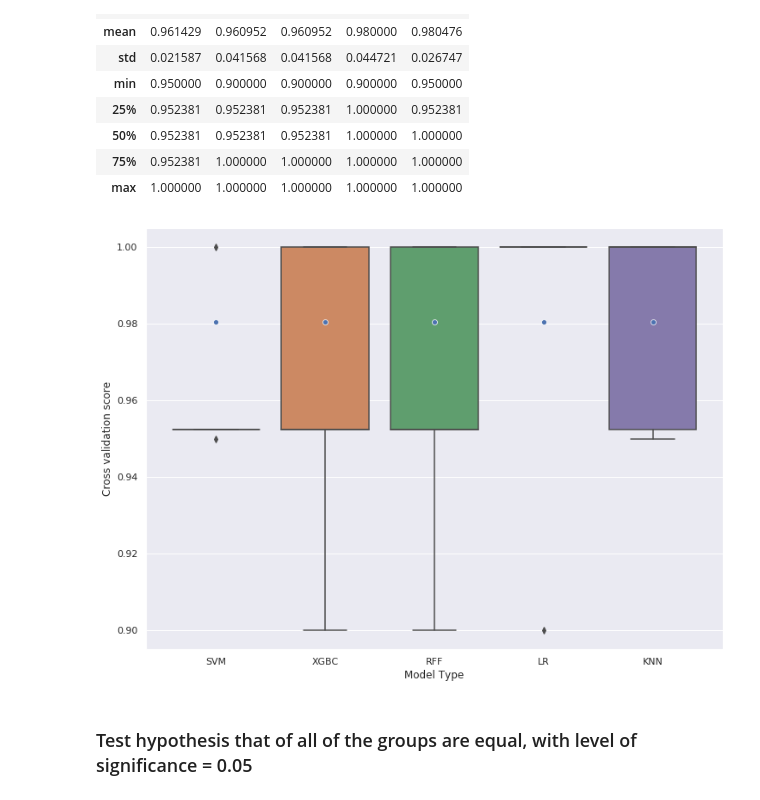
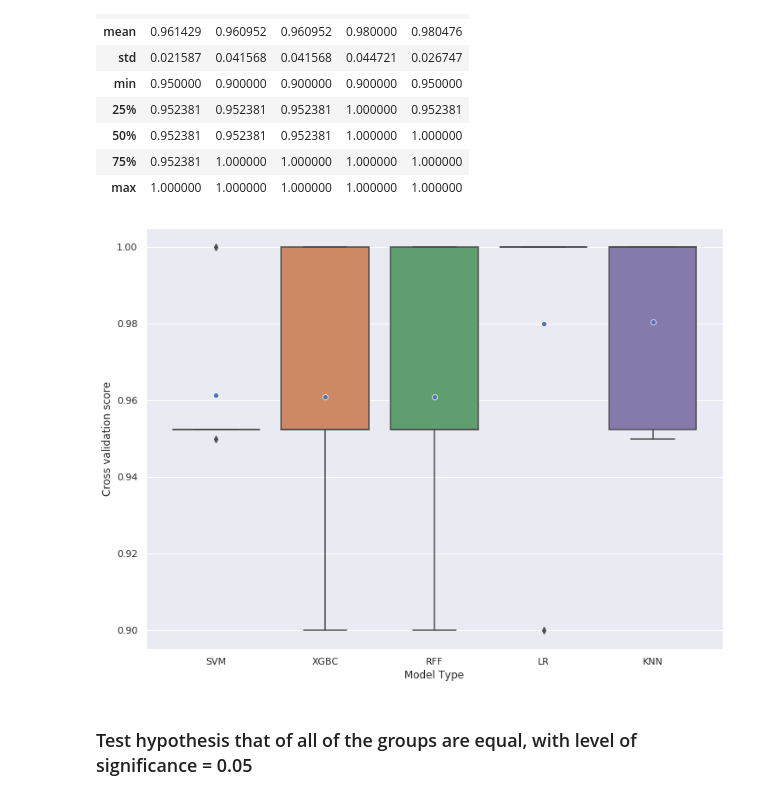
Before and after one commit to Janbinkowski96/Case_study, a Jupyter notebook: Task_1/notebooks/Models_evalutaion_and_comparison.ipynb, the cells around one changed output. Drawn from its saved outputs; the diff is of its cells as text; code cells hidden in the pictures.

Commit message:
Task 1: plot fixes

```diff
--- a/Task_1/notebooks/Models_evalutaion_and_comparison.ipynb
+++ b/Task_1/notebooks/Models_evalutaion_and_comparison.ipynb
@@ -89,7 +89,10 @@ cv_matrix = np.zeros(shape=(5,5))
 cv_mean = []
 for column, model in enumerate(models_names):
     cv_values = models_metrics_dict.get(model)[1] # Cross validation values
+
     mean = np.mean(cv_values)
+    cv_mean.append(mean)
+
     print(model)
     print("{} Mean {}".format(cv_values, mean))
     cv_matrix[column] = cv_values
@@ -133,13 +136,14 @@ cv_data.describe()
 cv_data.describe().to_html("../reports/figures/descriptive_statistics_cross_val_scores.html")
 # %%
 fig, ax = plt.subplots()
+
 box_plot = sns.boxplot(data=cv_data, ax=ax)
-sns.scatterplot(x=cv_data.columns, y=mean)
+sns.scatterplot(x=cv_data.columns, y=cv_mean)
 
 box_plot.set(xlabel="Model Type", ylabel="Cross validation score")
 box_plot.figure.savefig("../reports/figures/box_plot_cross_validation_scores.png")
 # %% [output]
-[figure, old version]
+[figure, new version]
 # %% [markdown]
 ### Test hypothesis that of all of the groups are equal, with level of significance = 0.05
 # %%
```
Also changed, not shown: parts of 1 cell of this notebook, 2 other files.
